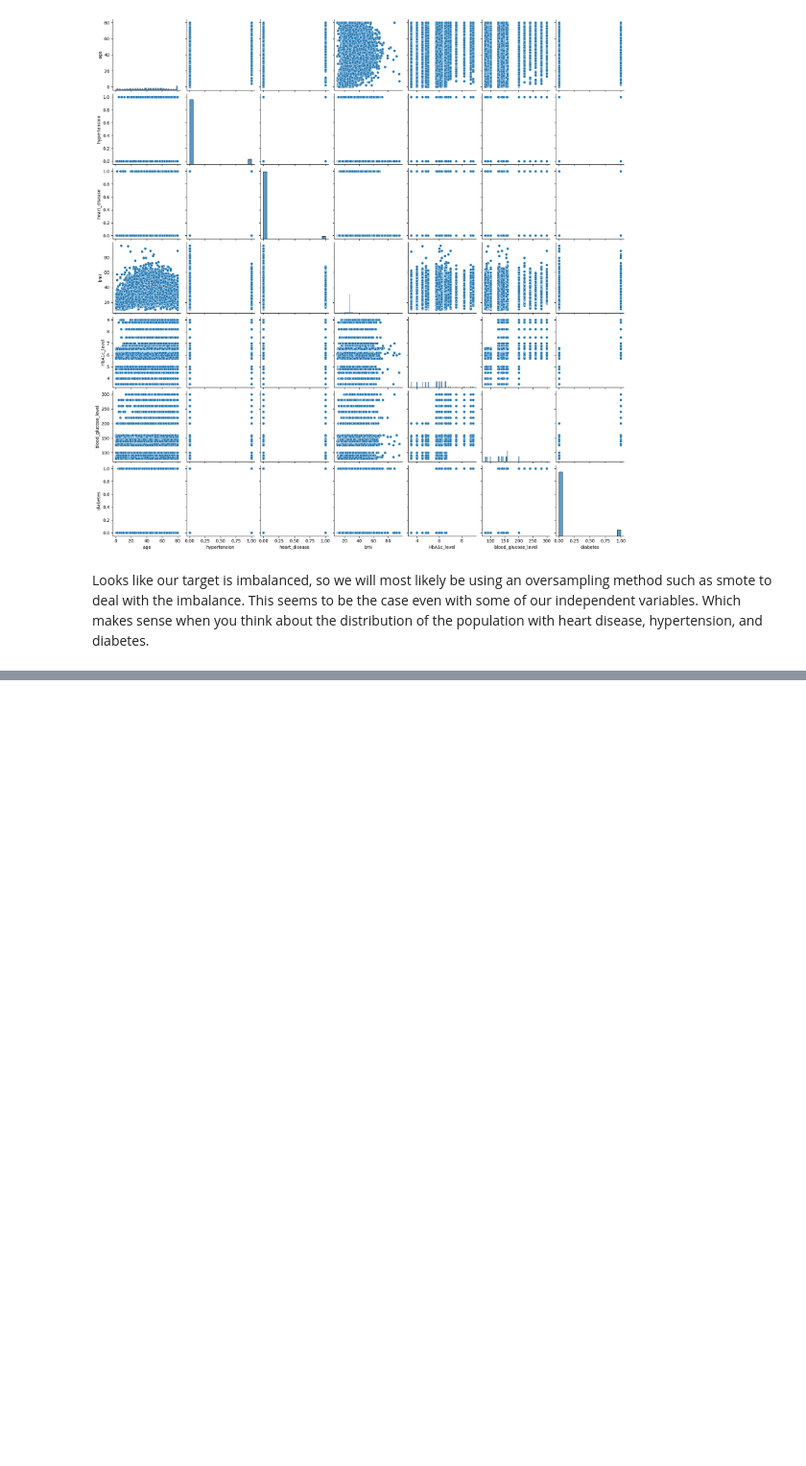
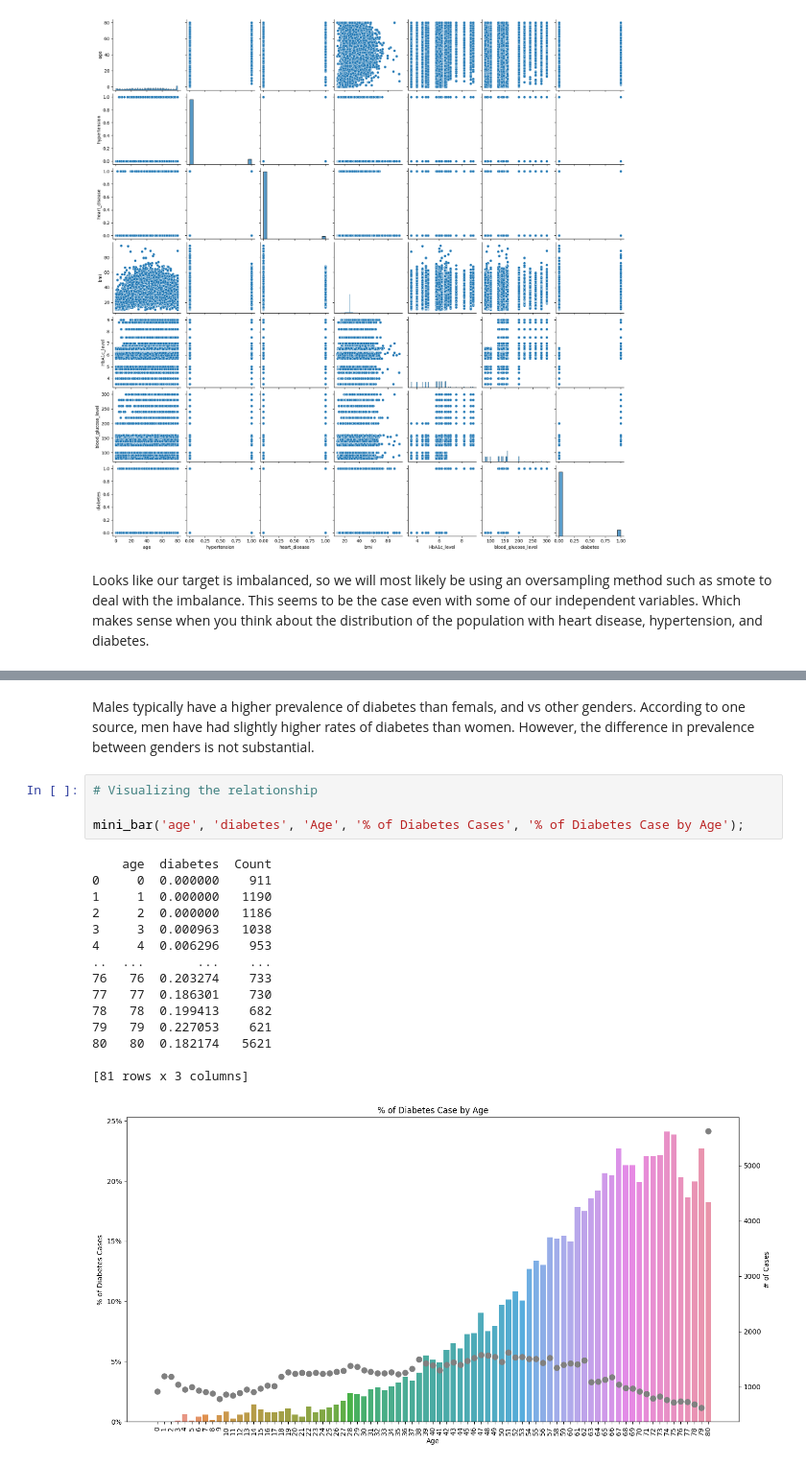
Before and after one commit to heathlikethecandybar/phase_5, a Jupyter notebook: phase_5_notebook.ipynb, the cells around one changed output, grey strips where cells are left out. Shown at 96% size. Saved outputs shown, nothing was run; the diff lists cells and outputs as text; blank space fills up the shorter version.

```diff
--- a/phase_5_notebook.ipynb
+++ b/phase_5_notebook.ipynb
@@ -230,0 +263,22 @@ plt.show()
+# %% [markdown]
+Males typically have a higher prevalence of diabetes than femals, and vs other genders.  According to one source, men have had slightly higher rates of diabetes than women. However, the difference in prevalence between genders is not substantial.
+# %%
+# Visualizing the relationship
+
+mini_bar('age', 'diabetes', 'Age', '% of Diabetes Cases', '% of Diabetes Case by Age');
+# %% [output]
+    age  diabetes  Count
+0     0  0.000000    911
+1     1  0.000000   1190
+2     2  0.000000   1186
+3     3  0.000963   1038
+4     4  0.006296    953
+..  ...       ...    ...
+76   76  0.203274    733
+77   77  0.186301    730
+78   78  0.199413    682
+79   79  0.227053    621
+80   80  0.182174   5621
+
+[81 rows x 3 columns]
+[figure, added]
```
Also changed, not shown: parts of 69 cells of this notebook.
